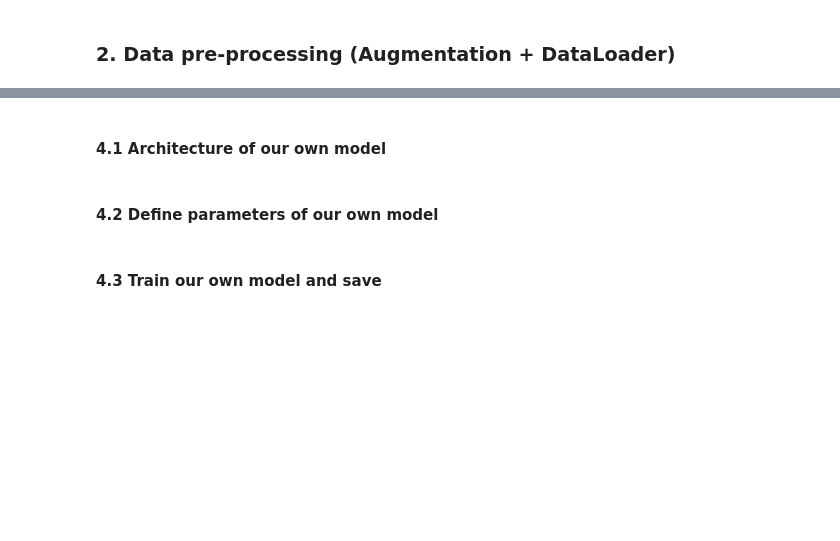
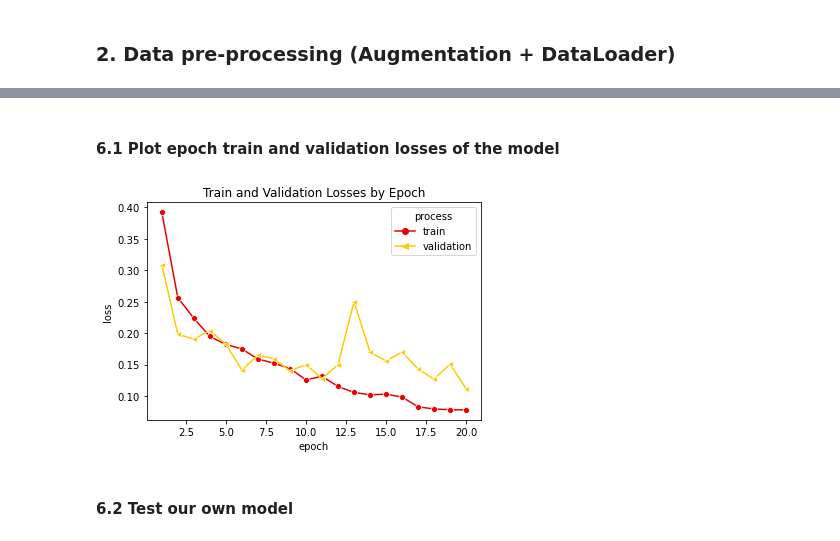
Before and after one commit to soudey123/COVID-19-CHEST-X-RAY-IMAGE-CLASSIFICATION, a Jupyter notebook: Gunther.ipynb, the cells around one changed output, grey strips where cells are left out. Saved outputs shown, nothing was run; the diff lists cells and outputs as text; code cells hidden in the pictures; blank space fills up the shorter version.

```diff
--- a/Gunther.ipynb
+++ b/Gunther.ipynb
@@ -214,0 +251,22 @@ def plot_epoch(df):
+# %%
+class Net(nn.Module):
+    def __init__(self):
+        super(Net, self).__init__()
+        self.conv1 = nn.Conv2d(3, 128, 3, padding=1)
+        self.bn1 = nn.BatchNorm2d(128)
+        self.pool1 = nn.MaxPool2d(kernel_size=4, stride=4)
+        self.conv2 = nn.Conv2d(128, 32, 3, padding=1)
+        self.bn2 = nn.BatchNorm2d(32)
+        self.pool2 = nn.MaxPool2d(kernel_size=2, stride=2)
+        self.linear1 = nn.Linear(28 * 28 * 32, 256)
+        self.linear2 = nn.Linear(256, 3)
+        self.relu = nn.ReLU()
+        self.dropout = nn.Dropout()
+    def forward(self, x):
+        x = self.pool1(self.relu(self.bn1(self.conv1(x))))
+        x = self.pool2(self.relu(self.bn2(self.conv2(x))))
+        x = x.reshape(x.size(0), -1)
+        x = self.relu(self.linear1(x))
+        x = self.dropout(x)
+        x = self.linear2(x)
+        return x
@@ -214,0 +289,2 @@ def plot_epoch(df):
+# %%
+our_model, df_epochs = train_val_model(net)
@@ -215,2 +311,8 @@ def plot_epoch(df):
+# %% [markdown]
+#### 6.1 Plot epoch train and validation losses of the model
+# %%
+plot_train_val_losses(df_epochs)
+# %% [output]
+[figure, added]
 # %% [markdown]
-#### 4.1 Architecture of our own model
+#### 6.2 Test our own model
@@ -239,2 +318,0 @@ class Net(nn.Module):
-# %% [markdown]
-#### 4.2 Define parameters of our own model
@@ -248,2 +318,0 @@ optimizer = torch.optim.SGD(net.parameters(), lr=learning_rate)
-# %% [markdown]
-#### 4.3 Train our own model and save
```
Also changed, not shown: parts of 67 cells of this notebook.
